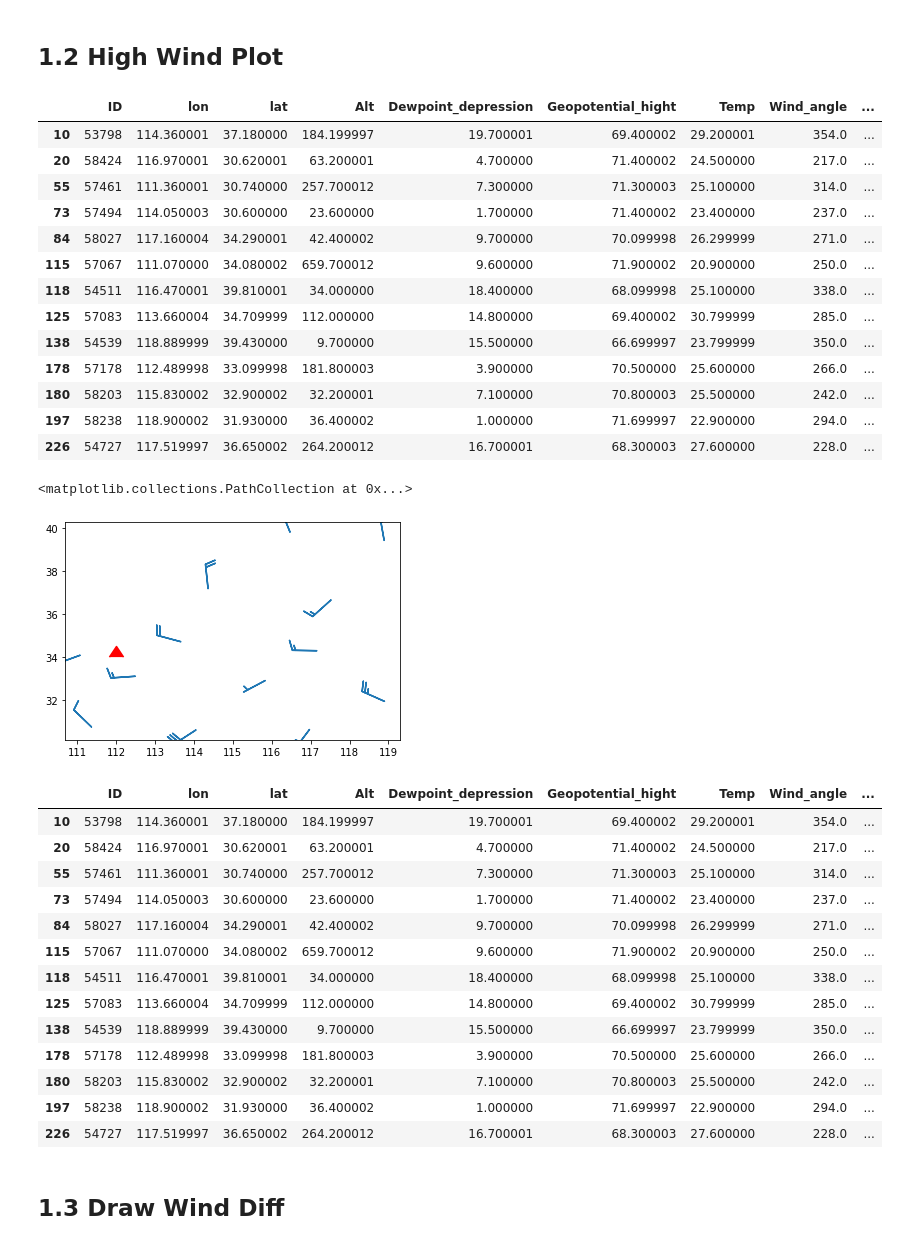
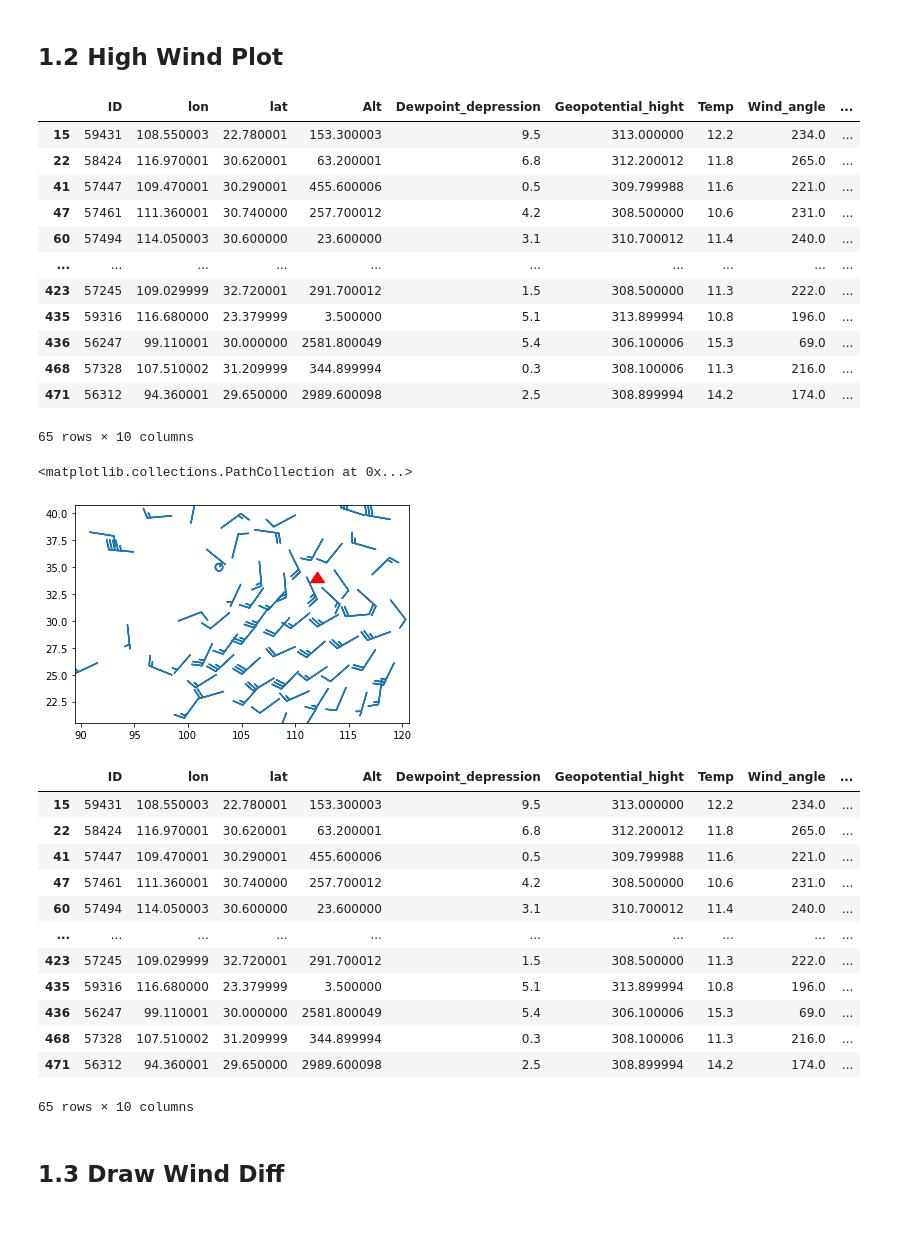
Before and after one commit to likev/weather-plot, a Jupyter notebook: Wind.ipynb, the cells around one changed output. Cells and saved outputs as stored; diff of their text form; code cells hidden in the pictures.

```diff
--- a/Wind.ipynb
+++ b/Wind.ipynb
@@ -63,10 +60,10 @@ Attributes:
     Origin:       MICAPS Cassandra DB
 # %%
 # 绘制图像
-left = 110
+left = 90
 right=120
 top = 40
-bottom = 30
+bottom = 20
 
 Wind850 = Wind850.isel(level=0).sel(lon=np.arange(left,right,1),lat=np.arange(bottom,top,1), method="nearest")
 
@@ -75,7 +72,7 @@ fig = plt.figure(figsize=(20, 20))
 index = 0
 for row in range(0,100):
     for col in range(0, 3):
-        if index >= Wind850.dims['time']:
+        if index >= Wind850.sizes['time']:
             break
 
         latestEC = Wind850.isel(time=index)
@@ -100,7 +97,7 @@ fig = plt.figure(figsize=(20, 20))
 index = 0
 for row in range(0,100):
     for col in range(0, 3):
-        if index >= Wind500.dims['time']:
+        if index >= Wind500.sizes['time']:
             break
 
         latestEC = Wind500.isel(time=index)
@@ -125,26 +122,25 @@ level = '925'
 # %%
-plot850 = get_station_data(f"UPPER_AIR/PLOT/{level}", "20220624080000.000", dropna=True, cache=False)
+plot850 = get_station_data(f"UPPER_AIR/PLOT/{level}", "20220625080000.000", dropna=True, cache=False)
 
 plot850 = plot850.dropna(how='any')
 plot850 = plot850[(bottom <= plot850['lat']) & (plot850['lat'] <= top) &
                     (left <= plot850['lon']) & (plot850['lon'] <= right)]
 
 plot850
 # %% [output]
 |  | ID | lon | lat | Alt | Dewpoint_depression | Geopotential_hight | Temp | Wind_angle | ... |
-| 10 | 53798 | 114.360001 | 37.180000 | 184.199997 | 19.700001 | 69.400002 | 29.200001 | 354.0 | ... |
-| 20 | 58424 | 116.970001 | 30.620001 | 63.200001 | 4.700000 | 71.400002 | 24.500000 | 217.0 | ... |
-| 55 | 57461 | 111.360001 | 30.740000 | 257.700012 | 7.300000 | 71.300003 | 25.100000 | 314.0 | ... |
-| 73 | 57494 | 114.050003 | 30.600000 | 23.600000 | 1.700000 | 71.400002 | 23.400000 | 237.0 | ... |
-| 84 | 58027 | 117.160004 | 34.290001 | 42.400002 | 9.700000 | 70.099998 | 26.299999 | 271.0 | ... |
-| 115 | 57067 | 111.070000 | 34.080002 | 659.700012 | 9.600000 | 71.900002 | 20.900000 | 250.0 | ... |
-| 118 | 54511 | 116.470001 | 39.810001 | 34.000000 | 18.400000 | 68.099998 | 25.100000 | 338.0 | ... |
-| 125 | 57083 | 113.660004 | 34.709999 | 112.000000 | 14.800000 | 69.400002 | 30.799999 | 285.0 | ... |
-| 138 | 54539 | 118.889999 | 39.430000 | 9.700000 | 15.500000 | 66.699997 | 23.799999 | 350.0 | ... |
-| 178 | 57178 | 112.489998 | 33.099998 | 181.800003 | 3.900000 | 70.500000 | 25.600000 | 266.0 | ... |
-| 180 | 58203 | 115.830002 | 32.900002 | 32.200001 | 7.100000 | 70.800003 | 25.500000 | 242.0 | ... |
-| 197 | 58238 | 118.900002 | 31.930000 | 36.400002 | 1.000000 | 71.699997 | 22.900000 | 294.0 | ... |
-| 226 | 54727 | 117.519997 | 36.650002 | 264.200012 | 16.700001 | 68.300003 | 27.600000 | 228.0 | ... |
+| 15 | 59431 | 108.550003 | 22.780001 | 153.300003 | 9.5 | 313.000000 | 12.2 | 234.0 | ... |
+| 22 | 58424 | 116.970001 | 30.620001 | 63.200001 | 6.8 | 312.200012 | 11.8 | 265.0 | ... |
+| 41 | 57447 | 109.470001 | 30.290001 | 455.600006 | 0.5 | 309.799988 | 11.6 | 221.0 | ... |
+| 47 | 57461 | 111.360001 | 30.740000 | 257.700012 | 4.2 | 308.500000 | 10.6 | 231.0 | ... |
+| 60 | 57494 | 114.050003 | 30.600000 | 23.600000 | 3.1 | 310.700012 | 11.4 | 240.0 | ... |
+| ... | ... | ... | ... | ... | ... | ... | ... | ... | ... |
+| 423 | 57245 | 109.029999 | 32.720001 | 291.700012 | 1.5 | 308.500000 | 11.3 | 222.0 | ... |
+| 435 | 59316 | 116.680000 | 23.379999 | 3.500000 | 5.1 | 313.899994 | 10.8 | 196.0 | ... |
+| 436 | 56247 | 99.110001 | 30.000000 | 2581.800049 | 5.4 | 306.100006 | 15.3 | 69.0 | ... |
+| 468 | 57328 | 107.510002 | 31.209999 | 344.899994 | 0.3 | 308.100006 | 11.3 | 216.0 | ... |
+| 471 | 56312 | 94.360001 | 29.650000 | 2989.600098 | 2.5 | 308.899994 | 14.2 | 174.0 | ... |
+65 rows × 10 columns
 # %%
 # plot:
 angle = (270 - plot850.Wind_angle) * np.pi / 180
@@ -165,25 +161,24 @@ ax.scatter(112, 34.5, s=200, c='red', marker=6)
 # fig.colorbar(wb, ax=ax)
 # %% [output]
 <matplotlib.collections.PathCollection at 0x...>
-[figure, old version]
+[figure, new version]
 # %%
 plot850[plot850['ID']==57083]
 plot850
 # %% [output]
 |  | ID | lon | lat | Alt | Dewpoint_depression | Geopotential_hight | Temp | Wind_angle | ... |
-| 10 | 53798 | 114.360001 | 37.180000 | 184.199997 | 19.700001 | 69.400002 | 29.200001 | 354.0 | ... |
-| 20 | 58424 | 116.970001 | 30.620001 | 63.200001 | 4.700000 | 71.400002 | 24.500000 | 217.0 | ... |
-| 55 | 57461 | 111.360001 | 30.740000 | 257.700012 | 7.300000 | 71.300003 | 25.100000 | 314.0 | ... |
-| 73 | 57494 | 114.050003 | 30.600000 | 23.600000 | 1.700000 | 71.400002 | 23.400000 | 237.0 | ... |
-| 84 | 58027 | 117.160004 | 34.290001 | 42.400002 | 9.700000 | 70.099998 | 26.299999 | 271.0 | ... |
-| 115 | 57067 | 111.070000 | 34.080002 | 659.700012 | 9.600000 | 71.900002 | 20.900000 | 250.0 | ... |
-| 118 | 54511 | 116.470001 | 39.810001 | 34.000000 | 18.400000 | 68.099998 | 25.100000 | 338.0 | ... |
-| 125 | 57083 | 113.660004 | 34.709999 | 112.000000 | 14.800000 | 69.400002 | 30.799999 | 285.0 | ... |
-| 138 | 54539 | 118.889999 | 39.430000 | 9.700000 | 15.500000 | 66.699997 | 23.799999 | 350.0 | ... |
-| 178 | 57178 | 112.489998 | 33.099998 | 181.800003 | 3.900000 | 70.500000 | 25.600000 | 266.0 | ... |
-| 180 | 58203 | 115.830002 | 32.900002 | 32.200001 | 7.100000 | 70.800003 | 25.500000 | 242.0 | ... |
-| 197 | 58238 | 118.900002 | 31.930000 | 36.400002 | 1.000000 | 71.699997 | 22.900000 | 294.0 | ... |
-| 226 | 54727 | 117.519997 | 36.650002 | 264.200012 | 16.700001 | 68.300003 | 27.600000 | 228.0 | ... |
+| 15 | 59431 | 108.550003 | 22.780001 | 153.300003 | 9.5 | 313.000000 | 12.2 | 234.0 | ... |
+| 22 | 58424 | 116.970001 | 30.620001 | 63.200001 | 6.8 | 312.200012 | 11.8 | 265.0 | ... |
+| 41 | 57447 | 109.470001 | 30.290001 | 455.600006 | 0.5 | 309.799988 | 11.6 | 221.0 | ... |
+| 47 | 57461 | 111.360001 | 30.740000 | 257.700012 | 4.2 | 308.500000 | 10.6 | 231.0 | ... |
+| 60 | 57494 | 114.050003 | 30.600000 | 23.600000 | 3.1 | 310.700012 | 11.4 | 240.0 | ... |
+| ... | ... | ... | ... | ... | ... | ... | ... | ... | ... |
+| 423 | 57245 | 109.029999 | 32.720001 | 291.700012 | 1.5 | 308.500000 | 11.3 | 222.0 | ... |
+| 435 | 59316 | 116.680000 | 23.379999 | 3.500000 | 5.1 | 313.899994 | 10.8 | 196.0 | ... |
+| 436 | 56247 | 99.110001 | 30.000000 | 2581.800049 | 5.4 | 306.100006 | 15.3 | 69.0 | ... |
+| 468 | 57328 | 107.510002 | 31.209999 | 344.899994 | 0.3 | 308.100006 | 11.3 | 216.0 | ... |
+| 471 | 56312 | 94.360001 | 29.650000 | 2989.600098 | 2.5 | 308.899994 | 14.2 | 174.0 | ... |
+65 rows × 10 columns
 # %% [markdown]
 ## 1.3 Draw Wind Diff
 # %%
```
Also changed, not shown: parts of 8 cells of this notebook, 3 other files.
